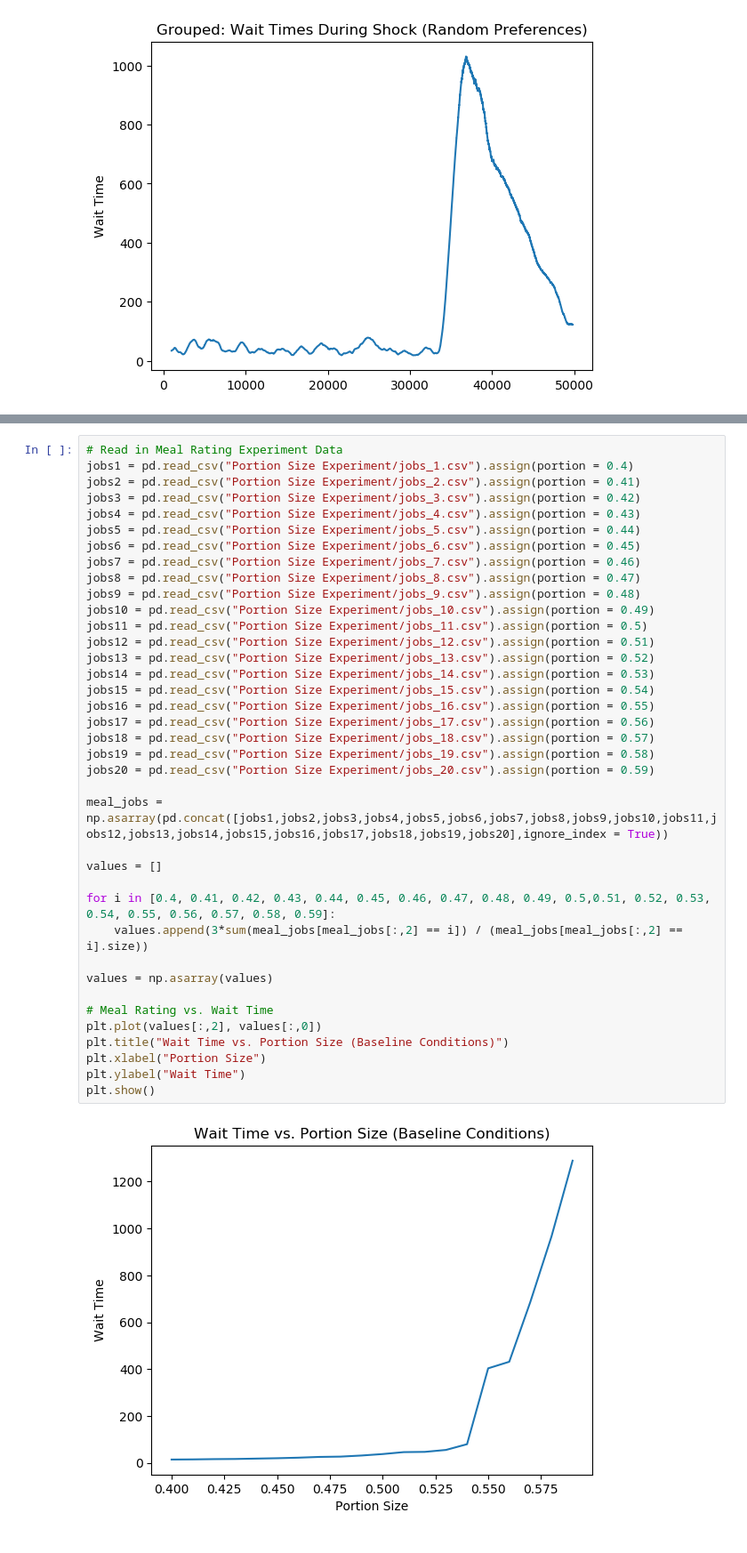
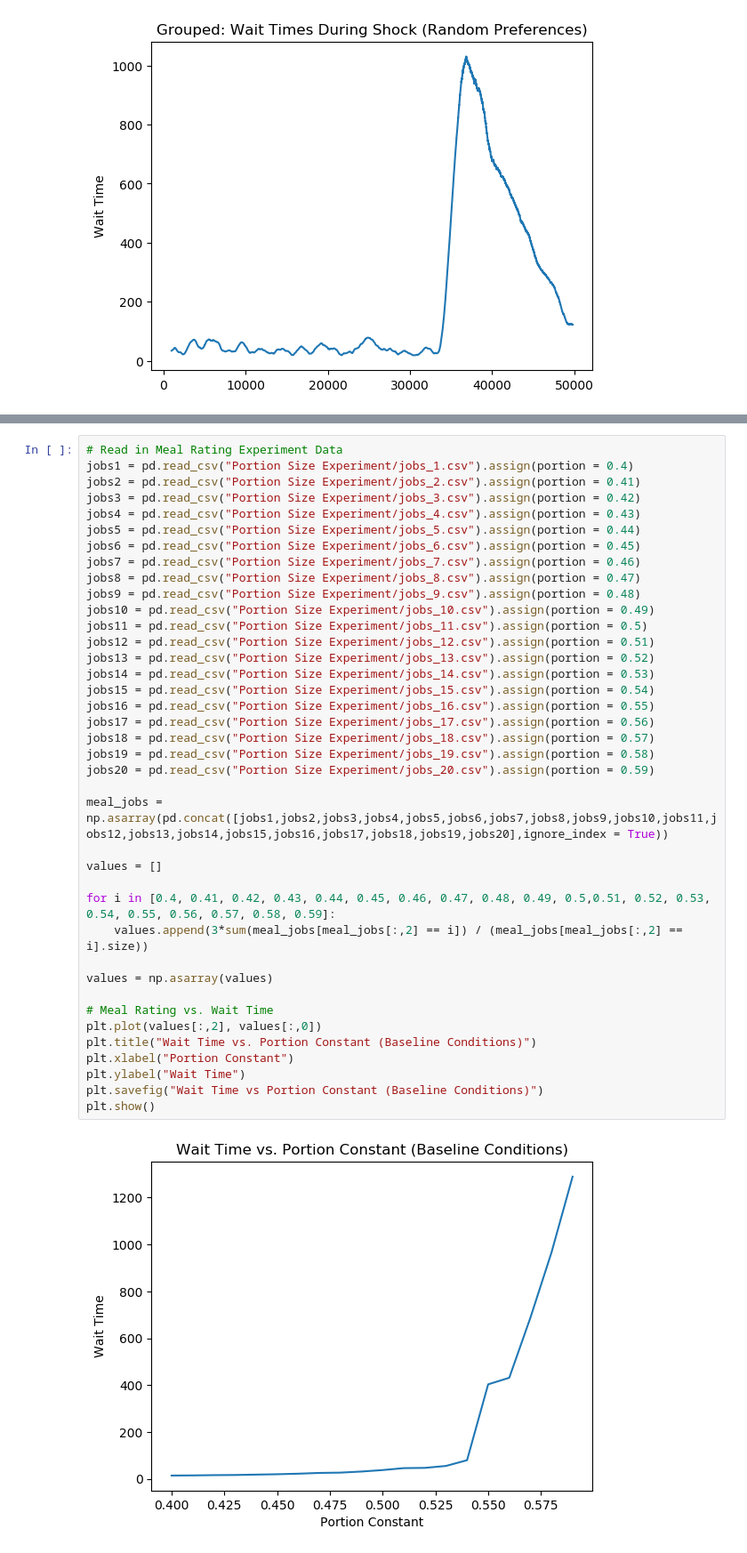
Before and after one commit to nathanielcrosby/COSC-223_Final, a Jupyter notebook: Plots.ipynb, the cells around one changed output, grey strips where cells are left out. Shown at 89% size. Cells and saved outputs as stored; diff of their text form.

```diff
--- a/Plots.ipynb
+++ b/Plots.ipynb
@@ -603,33 +614,34 @@ jobs5 = pd.read_csv("Portion Size Experiment/jobs_5.csv").assign(portion = 0.44)
 jobs6 = pd.read_csv("Portion Size Experiment/jobs_6.csv").assign(portion = 0.45)
 jobs7 = pd.read_csv("Portion Size Experiment/jobs_7.csv").assign(portion = 0.46)
 jobs8 = pd.read_csv("Portion Size Experiment/jobs_8.csv").assign(portion = 0.47)
 jobs9 = pd.read_csv("Portion Size Experiment/jobs_9.csv").assign(portion = 0.48)
 jobs10 = pd.read_csv("Portion Size Experiment/jobs_10.csv").assign(portion = 0.49)
 jobs11 = pd.read_csv("Portion Size Experiment/jobs_11.csv").assign(portion = 0.5)
 jobs12 = pd.read_csv("Portion Size Experiment/jobs_12.csv").assign(portion = 0.51)
 jobs13 = pd.read_csv("Portion Size Experiment/jobs_13.csv").assign(portion = 0.52)
 jobs14 = pd.read_csv("Portion Size Experiment/jobs_14.csv").assign(portion = 0.53)
 jobs15 = pd.read_csv("Portion Size Experiment/jobs_15.csv").assign(portion = 0.54)
 jobs16 = pd.read_csv("Portion Size Experiment/jobs_16.csv").assign(portion = 0.55)
 jobs17 = pd.read_csv("Portion Size Experiment/jobs_17.csv").assign(portion = 0.56)
 jobs18 = pd.read_csv("Portion Size Experiment/jobs_18.csv").assign(portion = 0.57)
 jobs19 = pd.read_csv("Portion Size Experiment/jobs_19.csv").assign(portion = 0.58)
 jobs20 = pd.read_csv("Portion Size Experiment/jobs_20.csv").assign(portion = 0.59)
 
 meal_jobs = np.asarray(pd.concat([jobs1,jobs2,jobs3,jobs4,jobs5,jobs6,jobs7,jobs8,jobs9,jobs10,jobs11,jobs12,jobs13,jobs14,jobs15,jobs16,jobs17,jobs18,jobs19,jobs20],ignore_index = True))
 
 values = []
 
 for i in [0.4, 0.41, 0.42, 0.43, 0.44, 0.45, 0.46, 0.47, 0.48, 0.49, 0.5,0.51, 0.52, 0.53, 0.54, 0.55, 0.56, 0.57, 0.58, 0.59]:
     values.append(3*sum(meal_jobs[meal_jobs[:,2] == i]) / (meal_jobs[meal_jobs[:,2] == i].size))
 
 values = np.asarray(values)
 
 # Meal Rating vs. Wait Time
 plt.plot(values[:,2], values[:,0])
-plt.title("Wait Time vs. Portion Size (Baseline Conditions)")
-plt.xlabel("Portion Size")
+plt.title("Wait Time vs. Portion Constant (Baseline Conditions)")
+plt.xlabel("Portion Constant")
 plt.ylabel("Wait Time")
+plt.savefig("Wait Time vs Portion Constant (Baseline Conditions)")
 plt.show()
 # %% [output]
-[figure, old version]
+[figure, new version]
```
Also changed, not shown: parts of 3 cells of this notebook, 4 other files.
